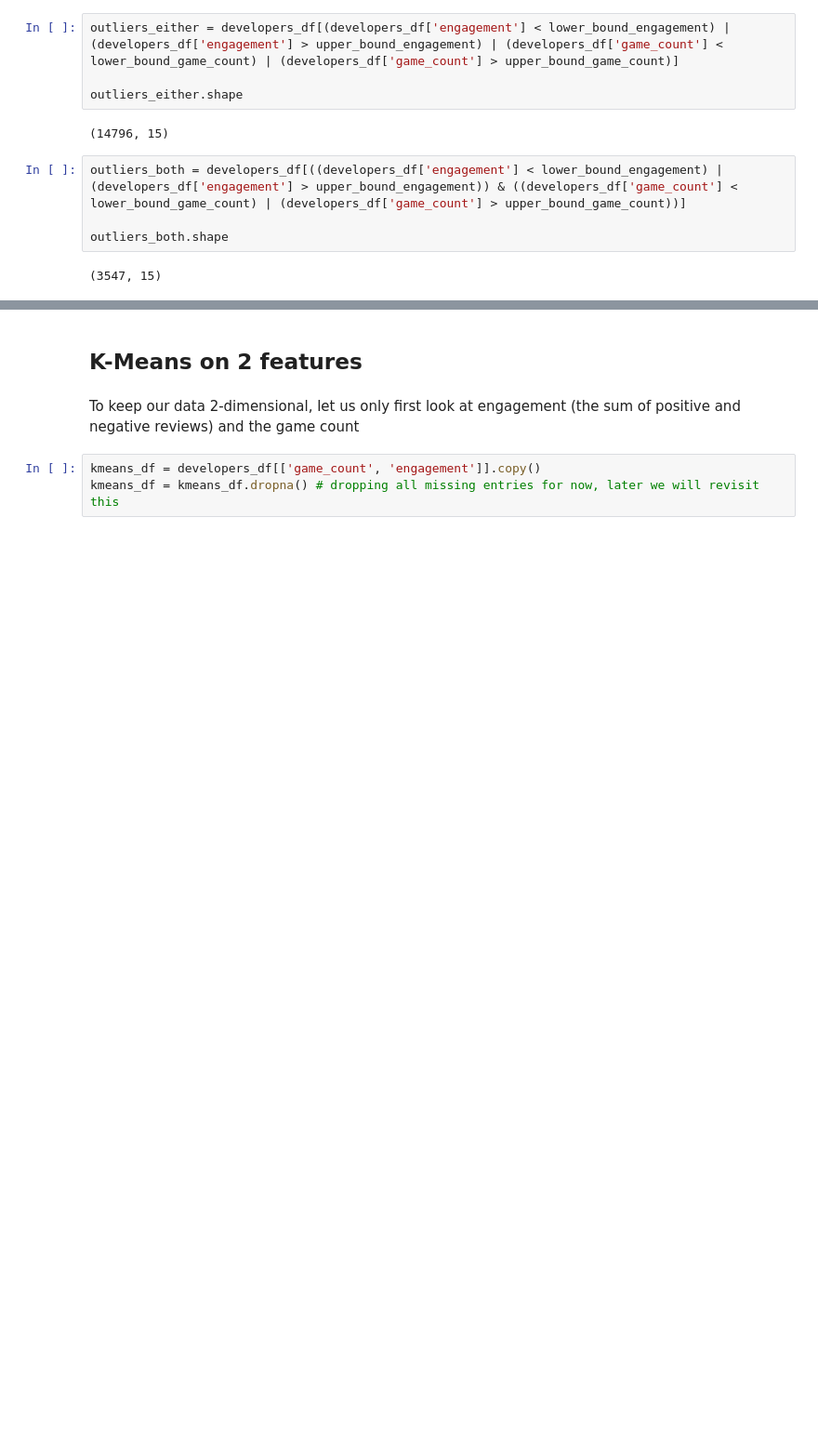
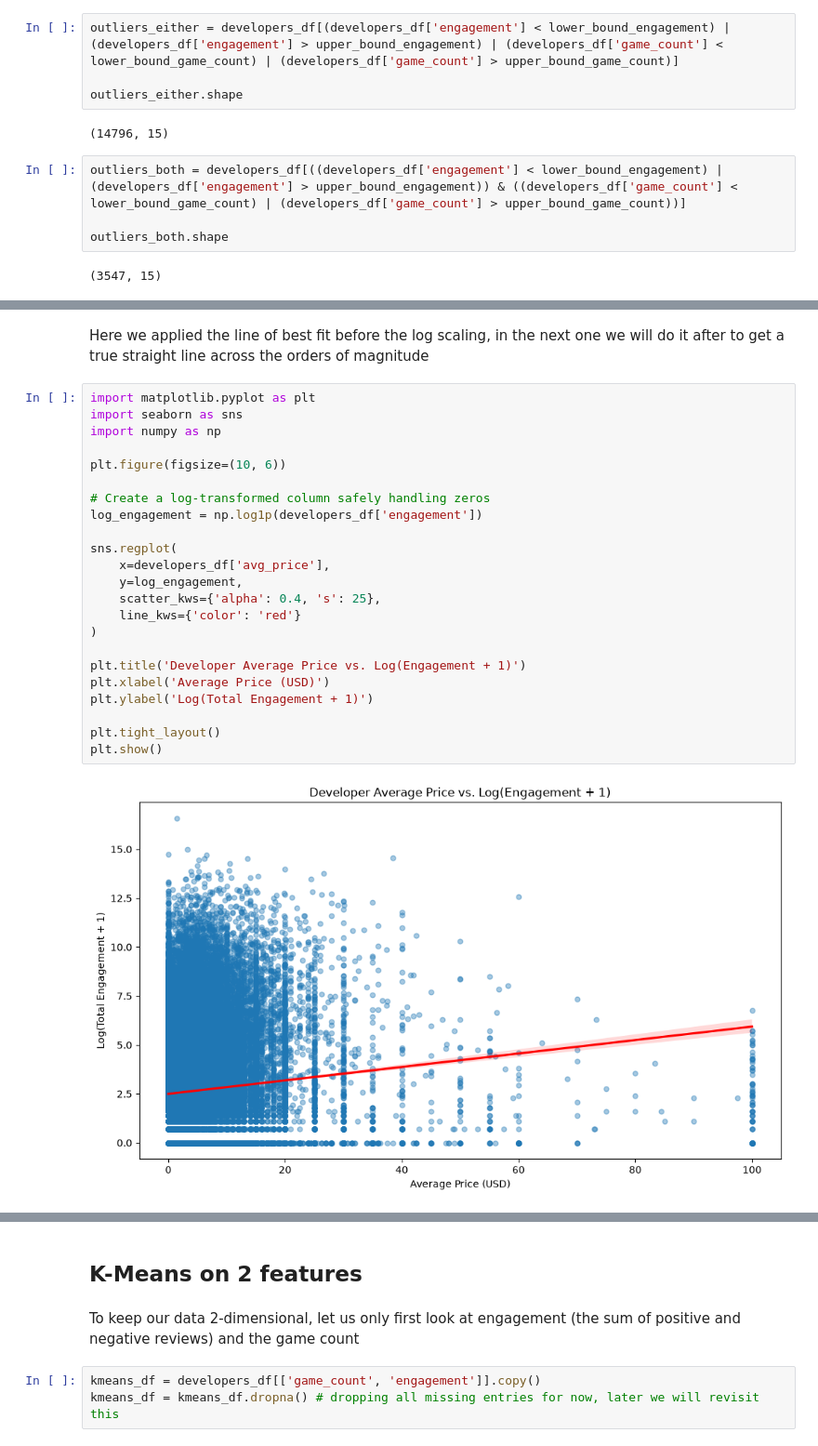
Before and after one commit to mangabe16/steam-developer-career-patterns, a Jupyter notebook: main.ipynb, the cells around one changed output, grey strips where cells are left out. Shown at 93% size. Cells and saved outputs as stored; diff of their text form; blank space fills up the shorter version.

```diff
--- a/main.ipynb
+++ b/main.ipynb
@@ -630,0 +723,27 @@ outliers_both.shape
+# %% [markdown]
+Here we applied the line of best fit before the log scaling, in the next one we will do it after to get a true straight line across the orders of magnitude
+# %%
+import matplotlib.pyplot as plt
+import seaborn as sns
+import numpy as np
+
+plt.figure(figsize=(10, 6))
+
+# Create a log-transformed column safely handling zeros
+log_engagement = np.log1p(developers_df['engagement'])
+
+sns.regplot(
+    x=developers_df['avg_price'],
+    y=log_engagement,
+    scatter_kws={'alpha': 0.4, 's': 25},
+    line_kws={'color': 'red'}
+)
+
+plt.title('Developer Average Price vs. Log(Engagement + 1)')
+plt.xlabel('Average Price (USD)')
+plt.ylabel('Log(Total Engagement + 1)')
+
+plt.tight_layout()
+plt.show()
+# %% [output]
+[figure, added]
```
Also changed, not shown: parts of 40 cells of this notebook.
